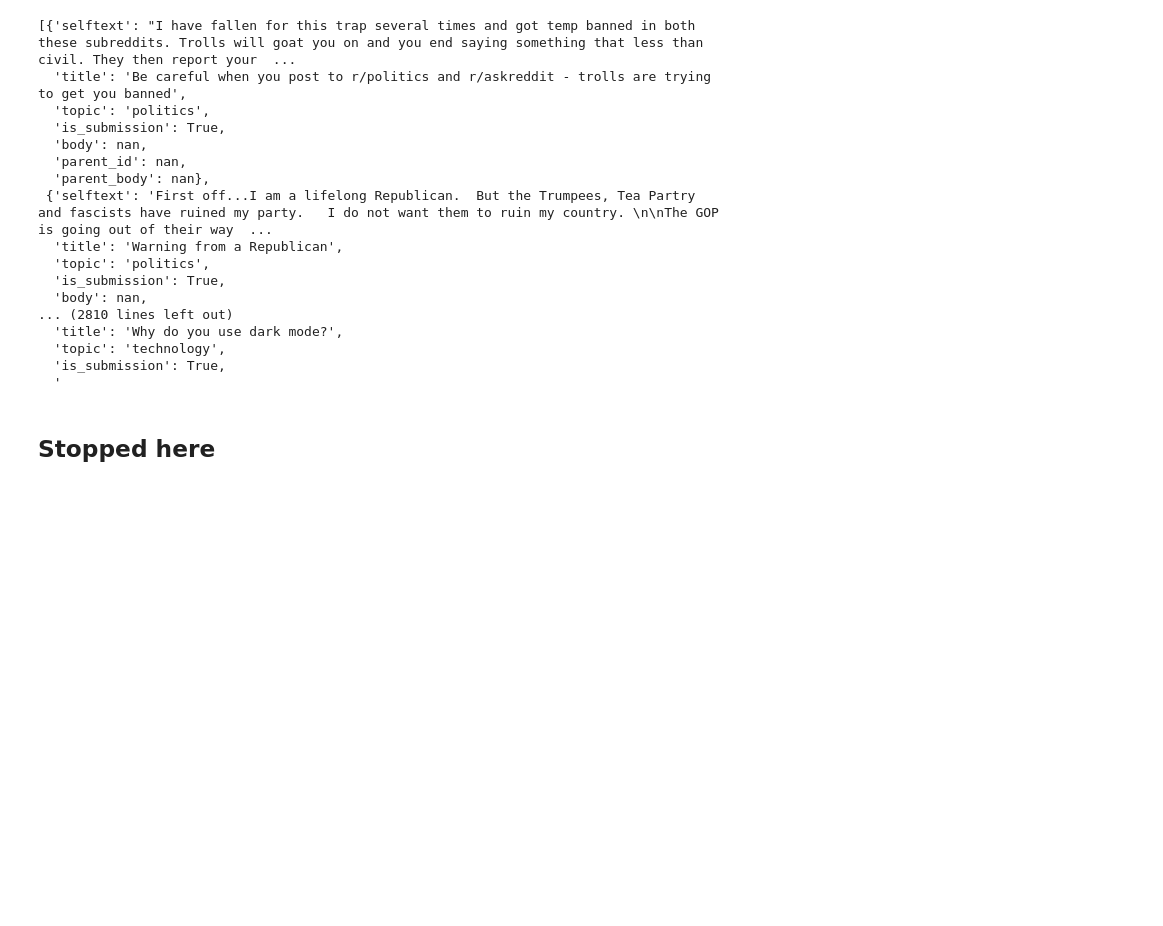
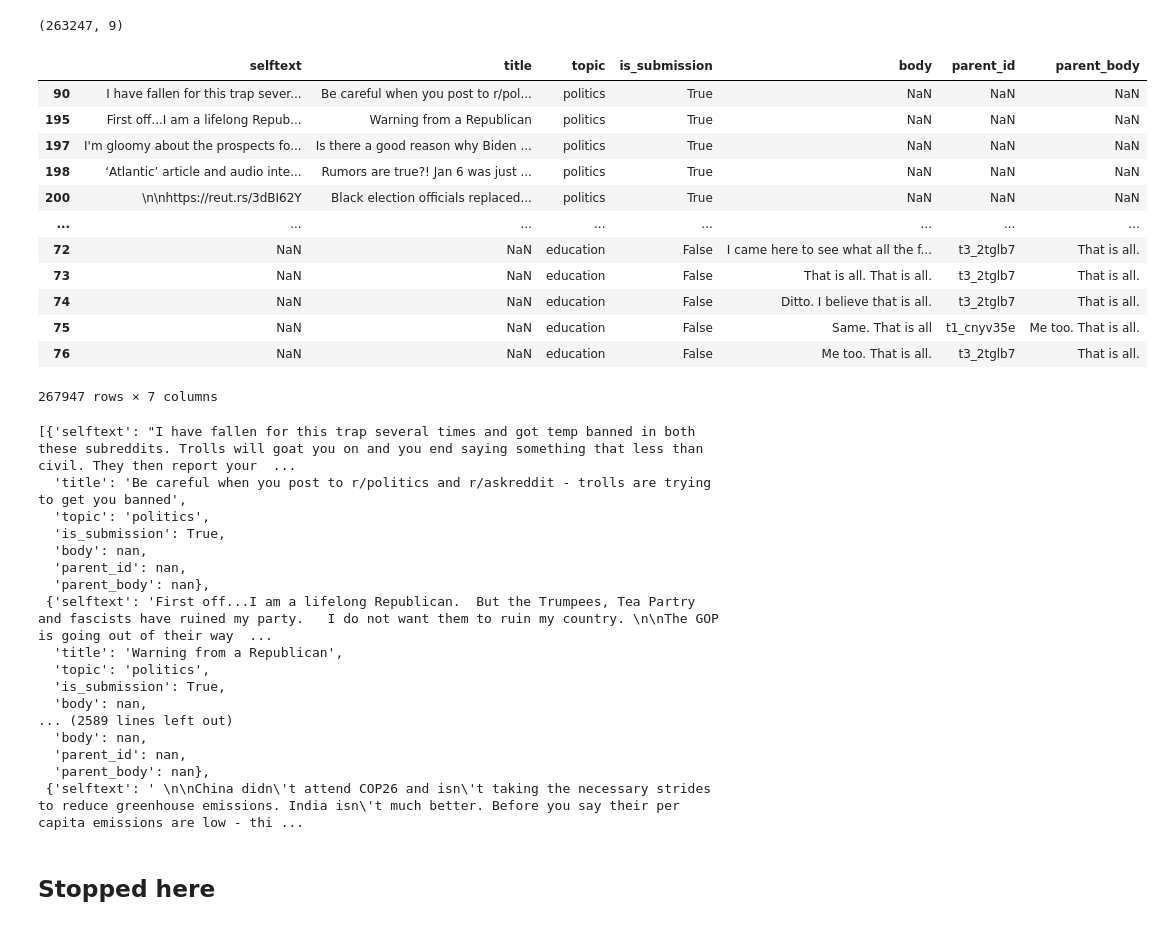
Before and after one commit to adityavj2010/ir_project_4, a Jupyter notebook: main.ipynb, the cells around one changed output. Drawn from its saved outputs; the diff is of its cells as text; code cells hidden in the pictures; blank space fills up the shorter version.

```diff
--- a/main.ipynb
+++ b/main.ipynb
@@ -12,18 +12,29 @@ topic_map = {
     'government' : "politics",
     'Democracy' : "politics",
     'elections' : "politics",
+    'Trumpgret' : "politics",
+    'trump' : "politics",
+    'TrumpCriticizesTrump' : "politics",
+    'BidenIsNotMyPresident' : "politics",
+    'Presidents': "politics",
 
     "environment" : "environment",
     'nature' : "environment",
     'climate': "environment",
     'climatechange': "environment",
     'atmosphere' : "environment",
+    'sustainability' : "environment",
+
     "iphone" : "technology",
     'gaming': "technology",
     'apple': "technology",
     'webdev': "technology",
     'android': "technology",
-    'technology': "technology",
+    'technology' : "technology",
+    'iPhoneX' : "technology",
+    'macbook' : "technology",
+    'socialmedia' : "technology",
+
     "emergencymedicine" : "Healthcare",
     'COVID19' : "Healthcare",
     'Coronavirus' : "Healthcare",
@@ -33,6 +44,7 @@ topic_map = {
     'medicine' : "Healthcare",
     'Dentistry' : "Healthcare",
     'disease' : "Healthcare",
+
     "Teachers" : "education",
     'learnprogramming': "education",
     'ArtificialInteligence': "education",
@@ -40,6 +52,8 @@ topic_map = {
     'School': "education",
     'College': "education",
     'University': "education",
+    'csMajors' : "education",
+    'study': "education",
 
 }
 
@@ -168,5 +211,7 @@ comments_df = loadCommentsDF()
 # %%
-comments_df
+comments_df.shape
+# %% [output]
+(263247, 9)
 # %%
 final = pd.concat([submission_df,comments_df])
 final.drop('d_',axis=1,inplace=True)
@@ -175,6 +220,22 @@ final.drop('created',axis=1,inplace=True)
 drops = ['author', 'created_utc' ,'full_link', 'id', 'score', 'num_comments', 'subreddit']
 for drop in drops:
     final.drop(drop,axis=1,inplace=True)
+# %%
+final
+# %% [output]
+|  | selftext | title | topic | is_submission | body | parent_id | parent_body |
+| 90 | I have fallen for this trap sever... | Be careful when you post to r/pol... | politics | True | NaN | NaN | NaN |
+| 195 | First off...I am a lifelong Repub... | Warning from a Republican | politics | True | NaN | NaN | NaN |
+| 197 | I'm gloomy about the prospects fo... | Is there a good reason why Biden ... | politics | True | NaN | NaN | NaN |
+| 198 | ‘Atlantic’ article and audio inte... | Rumors are true?! Jan 6 was just ... | politics | True | NaN | NaN | NaN |
+| 200 | \n\nhttps://reut.rs/3dBI62Y | Black election officials replaced... | politics | True | NaN | NaN | NaN |
+| ... | ... | ... | ... | ... | ... | ... | ... |
+| 72 | NaN | NaN | education | False | I came here to see what all the f... | t3_2tglb7 | That is all. |
+| 73 | NaN | NaN | education | False | That is all. That is all. | t3_2tglb7 | That is all. |
+| 74 | NaN | NaN | education | False | Ditto. I believe that is all. | t3_2tglb7 | That is all. |
+| 75 | NaN | NaN | education | False | Same. That is all | t1_cnyv35e | Me too. That is all. |
+| 76 | NaN | NaN | education | False | Me too. That is all. | t3_2tglb7 | That is all. |
+267947 rows × 7 columns
 # %%
 final.to_pickle('final.pkl')
 # %%
@@ -194,11 +255,11 @@ final
   'topic': 'politics',
   'is_submission': True,
   'body': nan,
-... (2810 lines left out)
-  'title': 'Why do you use dark mode?',
-  'topic': 'technology',
-  'is_submission': True,
-  '
+... (2589 lines left out)
+  'body': nan,
+  'parent_id': nan,
+  'parent_body': nan},
+ {'selftext': ' \n\nChina didn\'t attend COP26 and isn\'t taking the necessary strides to reduce greenhouse emissions. India isn\'t much better. Before you say their per capita emissions are low - thi ...
 # %% [markdown]
 Stopped here
 -------------
```
Also changed, not shown: parts of 11 cells of this notebook, 2 other files.
